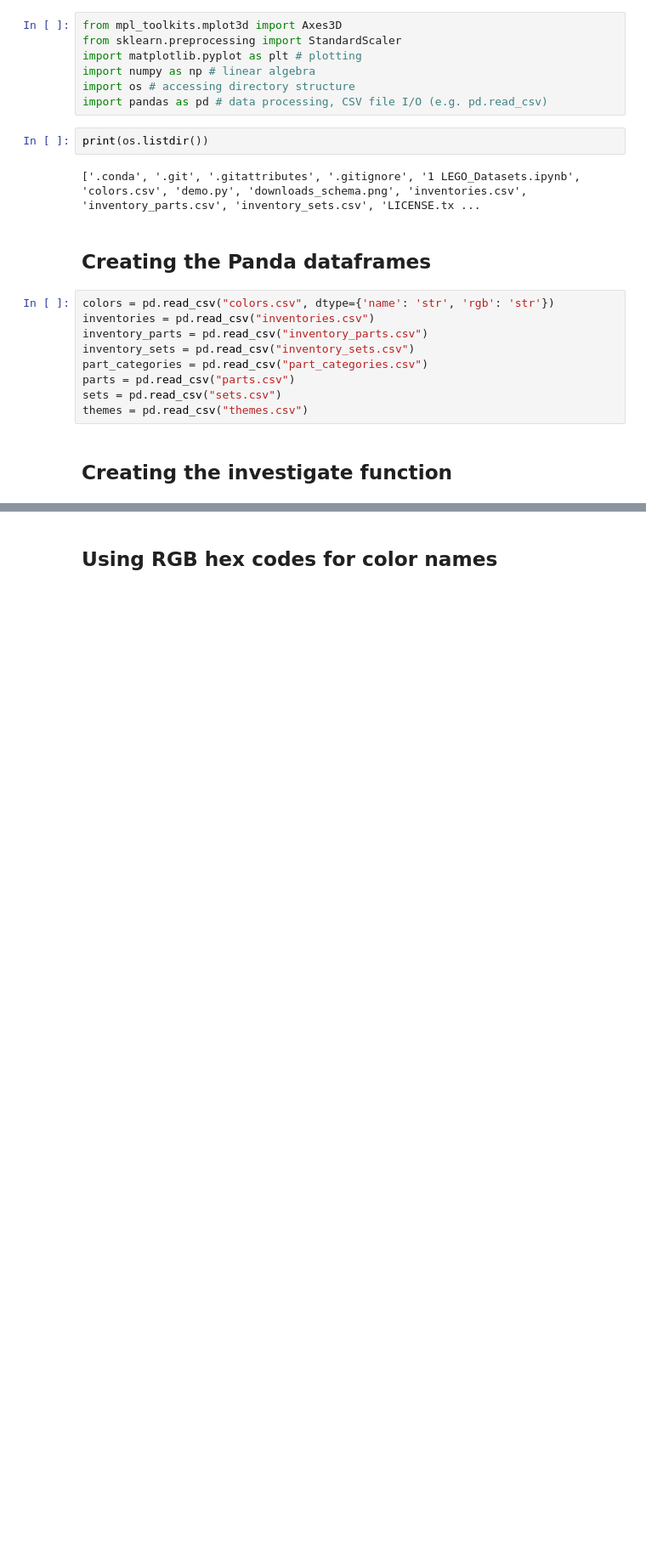
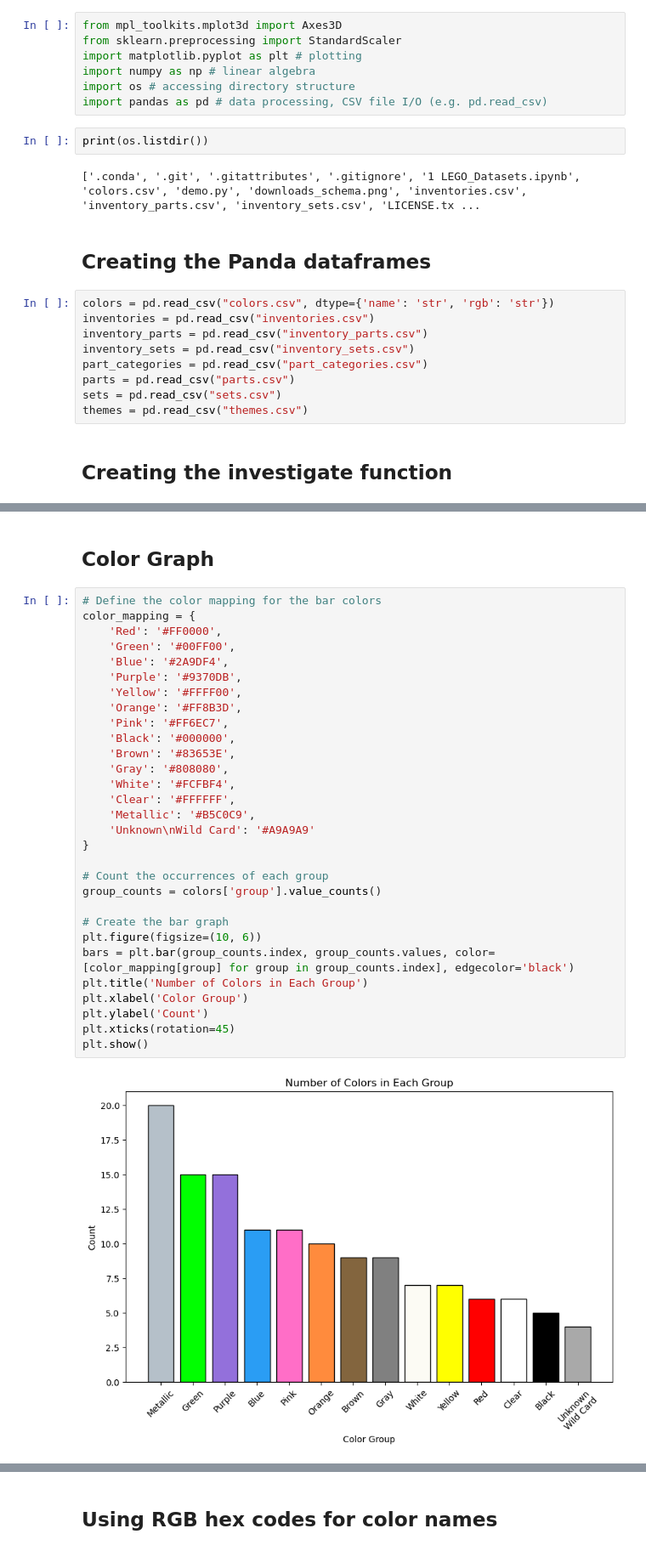
Before and after one commit to AmandaBoyers/analysis-legos-colors, a Jupyter notebook: 1 LEGO_Datasets.ipynb, the cells around one changed output, grey strips where cells are left out. Shown: that part at 85% size. Cells and saved outputs as stored; diff of their text form; blank space fills up the shorter version.

Commit message:
color charts and readability

```diff
--- a/1 LEGO_Datasets.ipynb
+++ b/1 LEGO_Datasets.ipynb
@@ -272,0 +295,34 @@ Unassigned color names:
+# %% [markdown]
+## Color Graph
+# %%
+# Define the color mapping for the bar colors
+color_mapping = {
+    'Red': '#FF0000',
+    'Green': '#00FF00',
+    'Blue': '#2A9DF4',
+    'Purple': '#9370DB',
+    'Yellow': '#FFFF00',
+    'Orange': '#FF8B3D',
+    'Pink': '#FF6EC7',
+    'Black': '#000000',
+    'Brown': '#83653E',
+    'Gray': '#808080',
+    'White': '#FCFBF4',
+    'Clear': '#FFFFFF',
+    'Metallic': '#B5C0C9',
+    'Unknown\nWild Card': '#A9A9A9'
+}
+
+# Count the occurrences of each group
+group_counts = colors['group'].value_counts()
+
+# Create the bar graph
+plt.figure(figsize=(10, 6))
+bars = plt.bar(group_counts.index, group_counts.values, color=[color_mapping[group] for group in group_counts.index], edgecolor='black')
+plt.title('Number of Colors in Each Group')
+plt.xlabel('Color Group')
+plt.ylabel('Count')
+plt.xticks(rotation=45)
+plt.show()
+# %% [output]
+[figure, added]
```
Also changed, not shown: parts of 21 cells of this notebook.
